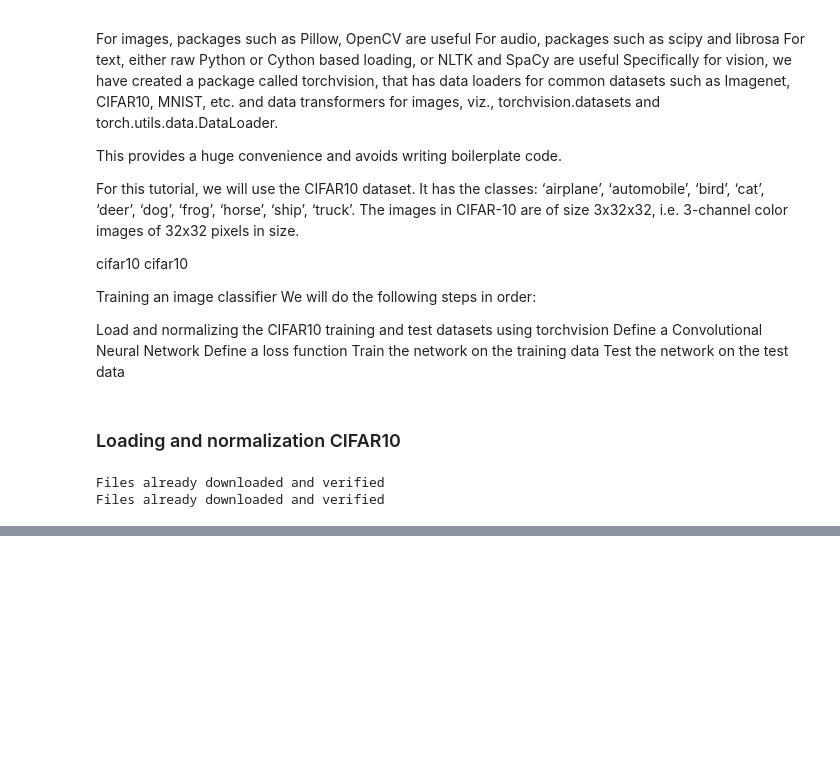
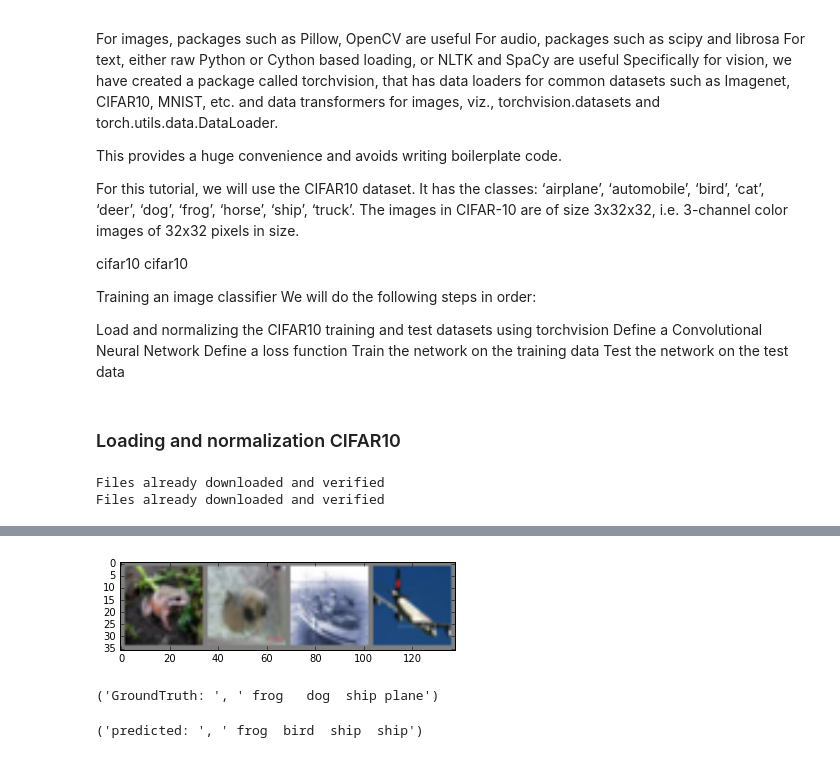
Before and after one commit to liyingxuan89/deep_learning_applications, a Jupyter notebook: torch/Train A Classifier.ipynb, the cells around one changed output, grey strips where cells are left out. Drawn from its saved outputs; the diff is of its cells as text; code cells hidden in the pictures; blank space fills up the shorter version.

```diff
--- a/torch/Train A Classifier.ipynb
+++ b/torch/Train A Classifier.ipynb
@@ -106,0 +138,19 @@ for epoch in range(2):
+# %%
+#test
+dataiter = iter(testloader)
+images, labels = dataiter.next()
+#print images
+imshow(torchvision.utils.make_grid(images))
+print("GroundTruth: ", " ".join("%5s" % classes[labels[j]] for j in range(4)))
+# %% [output]
+[figure, added]
+('GroundTruth: ', ' frog   dog  ship plane')
+# %%
+outputs = net(images)
+#The outputs are energies for the 10 classes. The higher the energy for a class,
+#the more the network thinks that the image is of the particular class.
+#So, let’s get the index of the highest energy:
+_, predicted = torch.max(outputs, 1)
+print("predicted: ", " ".join("%5s" % classes[predicted[j]] for j in range(4)))
+# %% [output]
+('predicted: ', ' frog  bird  ship  ship')
```
Also changed, not shown: parts of 14 cells of this notebook.
